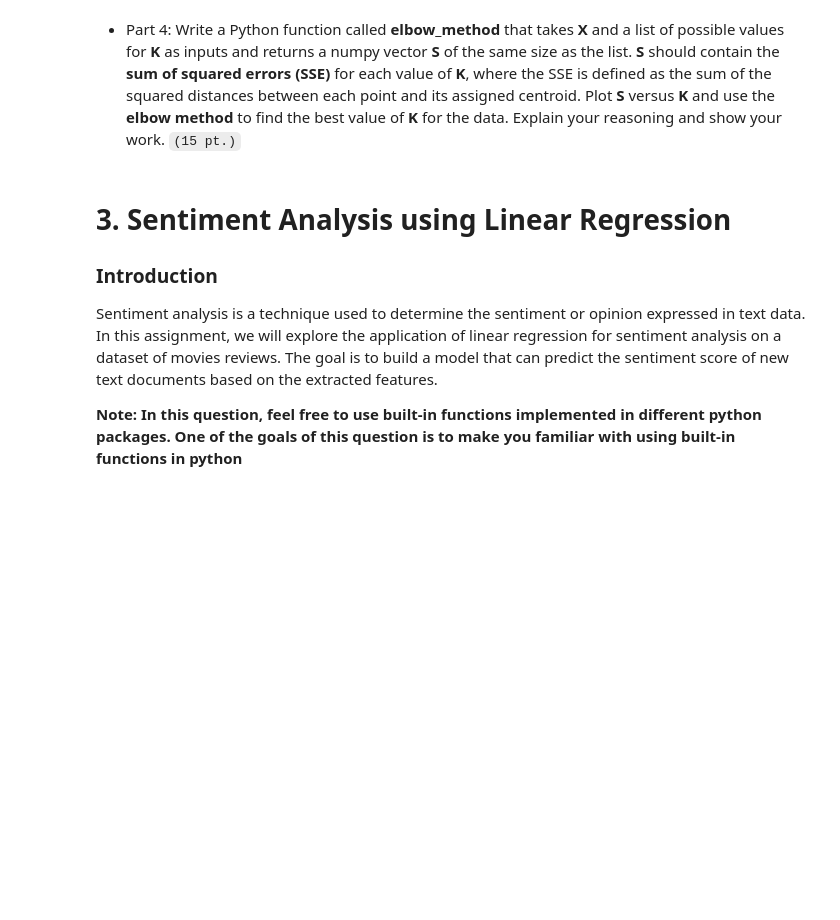
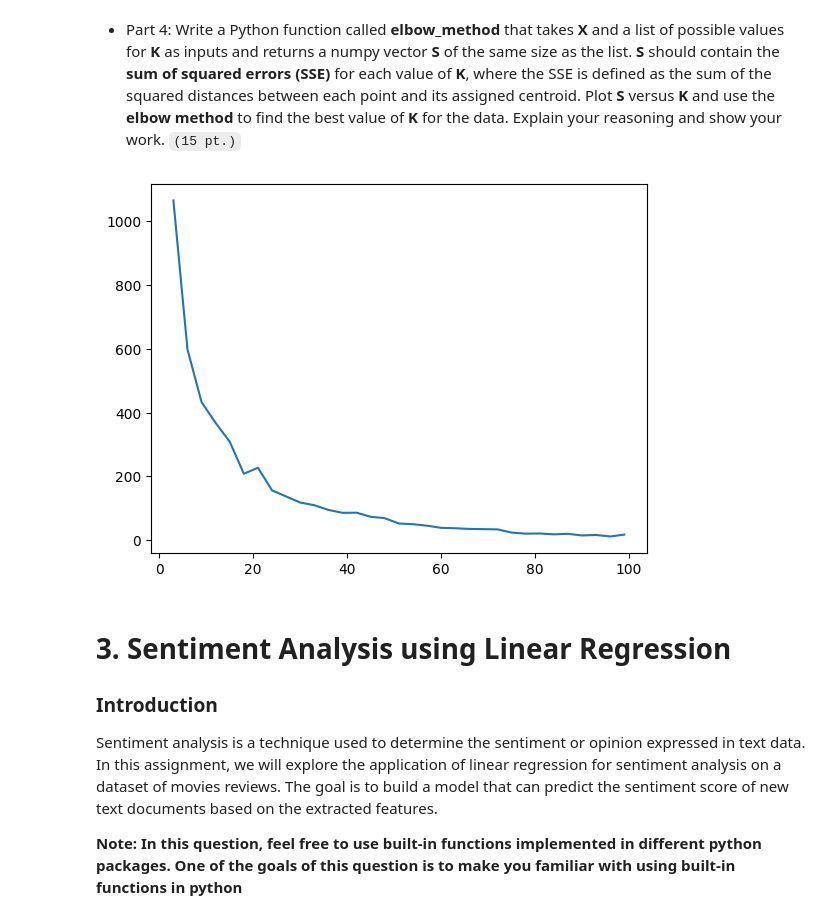
Before and after one commit to AliKouchekzade/MMIE_CHW2, a Jupyter notebook: MMIE_CHW2.ipynb, the cells around one changed output. Saved outputs shown, nothing was run; the diff lists cells and outputs as text; code cells hidden in the pictures; blank space fills up the shorter version.

```diff
--- a/MMIE_CHW2.ipynb
+++ b/MMIE_CHW2.ipynb
@@ -149,3 +150,12 @@ def load_data(file_name):
+# %%
+def load_data(file_name):
+    file = open(file_name)
+    type(file)
+    csvreader = csv.reader(file)
+    X = []
+    for row in csvreader:
+        X.append([float(row[0]),float(row[1])])
+    return X
 # %% [markdown]
 - Part 2: Write a Python function called **kmeans** that takes **X** and **K** as inputs and returns two numpy arrays: **M** and **U**. Use the **K-means(LSE approach)** algorithm as described below to find the optimal cluster centroids and assignments. ``(15 pt.)``
 
@@ -155,8 +165,3 @@ The general approach of the k-means clustering algorithm is as follows:
 - The algorithm outputs two matrices: the cluster centroid matrix M of size K by d, where each row represents the coordinates of a cluster center, and the cluster assignment matrix U of size n by K, where each row represents the membership of a data point to a cluster.
 - The algorithm works by first initializing the M matrix randomly from the data points in X; and then iteratively updating the cluster centroids and the cluster assignments until convergence, which means that the total squared error between the data points and their assigned cluster centroids does not change.
 - The algorithm uses the least squares error (LSE) method to measure the quality of the clustering. The LSE method is a way of quantifying how well the cluster centroids fit the data points, by minimizing the sum of the squared distances between each data point and its assigned cluster centroid. The LSE method is used in both steps of the algorithm: assigning the data points to the nearest cluster centroid, and updating the cluster centroids as the mean of the assigned data points.
-# %%
-def kmeans(X, K):
-    pass
-
-    return M, U
@@ -184,12 +224,21 @@ NameError: name 'X' is not defined
  Analyze the results of the K-means-LSE clustering. How well do they match the underlying distributions? What are the advantages and disadvantages of this method? ``(5 pt.)``
 # %% [markdown]
 - Part 4: Write a Python function called **elbow_method** that takes **X** and a list of possible values for **K** as inputs and returns a numpy vector **S** of the same size as the list. **S** should contain the **sum of squared errors (SSE)** for each value of **K**, where the SSE is defined as the sum of the squared distances between each point and its assigned centroid. Plot **S** versus **K** and use the **elbow method** to find the best value of **K** for the data. Explain your reasoning and show your work. ``(15 pt.)``
-# %%
-def elbow_method(X, K_list):
-    pass
-    return S
-
-# the rest of the code...
+# %%
+def elbow_method(X, K_list):
+    error_list = []
+    for k in K_list:
+        M,U,err = kmeans(X,k)
+        error_list.append(err)
+    plt.figure()
+    plt.plot(K_list,error_list)
+    plt.show()
+
+K_list = range(3,100,3)
+elbow_method(X,K_list)
+# the rest of the code...
+# %% [output]
+[figure, added]
 # %% [markdown]
 # 3. Sentiment Analysis using Linear Regression
 
```
Also changed, not shown: parts of 6 cells of this notebook.
